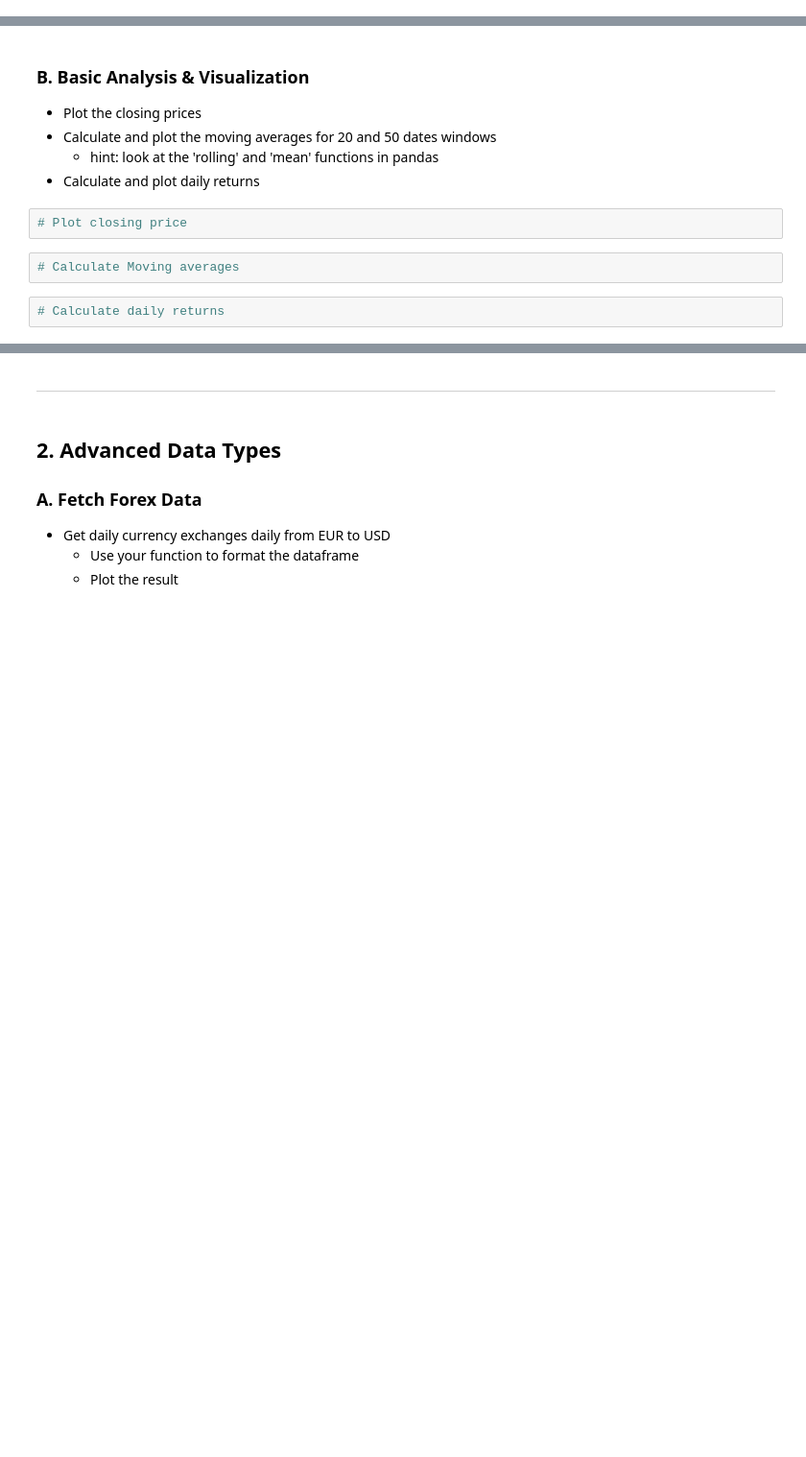
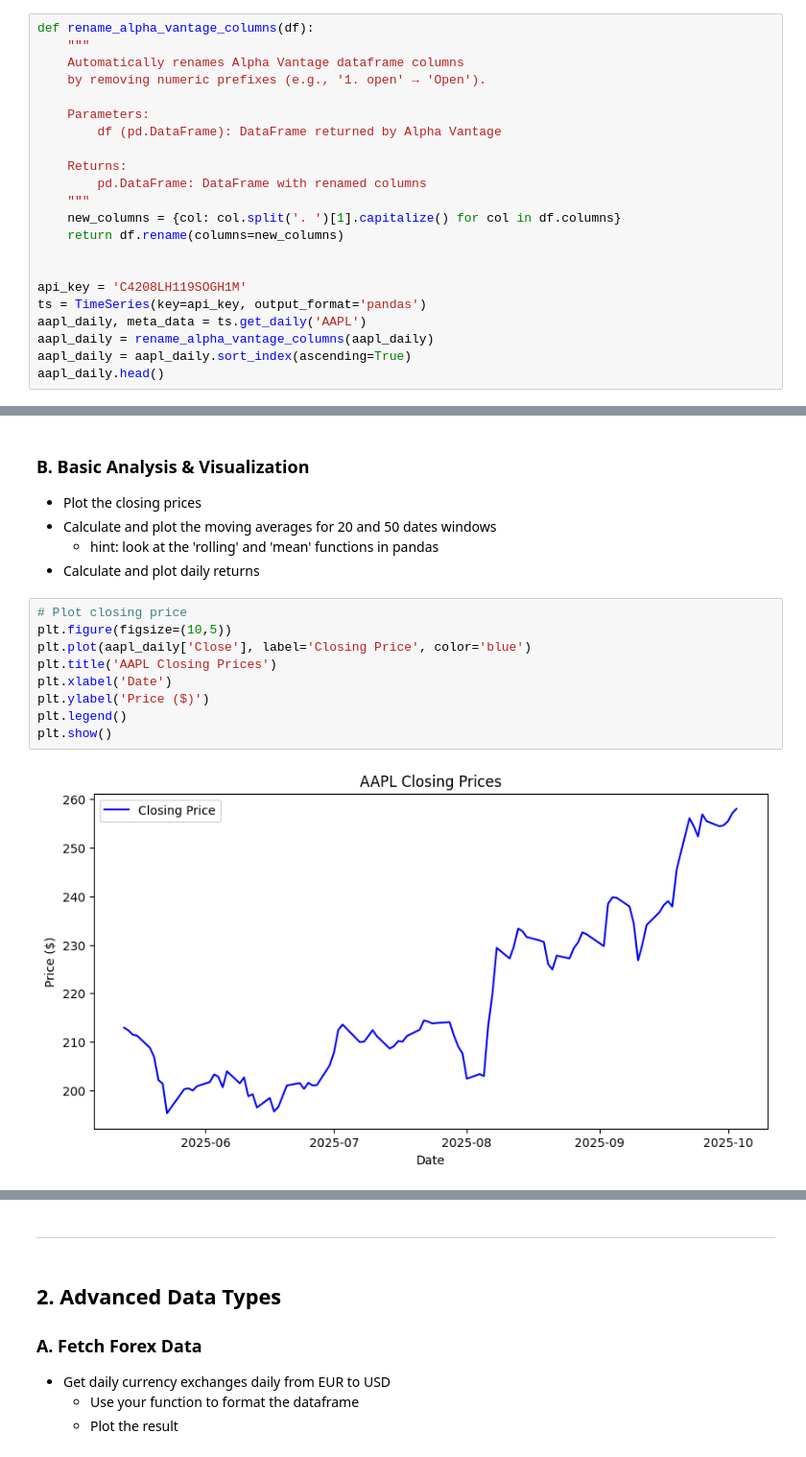
Before and after one commit to joezaarour/Repo1, a Jupyter notebook: lab3_AV.ipynb, the cells around one changed output, grey strips where cells are left out. Shown at 96% size. Drawn from its saved outputs; the diff is of its cells as text; blank space fills up the shorter version.

```diff
--- a/lab3_AV.ipynb
+++ b/lab3_AV.ipynb
@@ -78,3 +86,25 @@ aapl_daily.head()
 # %% [markdown]
 # Exercise:
 Write a function that takes a dataframe as parameter and automatically renames the columns
+# %%
+def rename_alpha_vantage_columns(df):
+    """
+    Automatically renames Alpha Vantage dataframe columns
+    by removing numeric prefixes (e.g., '1. open' → 'Open').
+
+    Parameters:
+        df (pd.DataFrame): DataFrame returned by Alpha Vantage
+
+    Returns:
+        pd.DataFrame: DataFrame with renamed columns
+    """
+    new_columns = {col: col.split('. ')[1].capitalize() for col in df.columns}
+    return df.rename(columns=new_columns)
+
+
+api_key = 'C4208LH119SOGH1M'
+ts = TimeSeries(key=api_key, output_format='pandas')
+aapl_daily, meta_data = ts.get_daily('AAPL')
+aapl_daily = rename_alpha_vantage_columns(aapl_daily)
+aapl_daily = aapl_daily.sort_index(ascending=True)
+aapl_daily.head()
@@ -84,9 +122,14 @@ Write a function that takes a dataframe as parameter and automatically renames t
 * Calculate and plot the moving averages for 20 and 50 dates windows
   * hint: look at the 'rolling' and 'mean' functions in pandas
 * Calculate and plot daily returns
-# %%
-# Plot closing price
-# %%
-# Calculate Moving averages
-# %%
-# Calculate daily returns
+# %%
+# Plot closing price
+plt.figure(figsize=(10,5))
+plt.plot(aapl_daily['Close'], label='Closing Price', color='blue')
+plt.title('AAPL Closing Prices')
+plt.xlabel('Date')
+plt.ylabel('Price ($)')
+plt.legend()
+plt.show()
+# %% [output]
+[figure, added]
```
Also changed, not shown: parts of 16 cells of this notebook.
